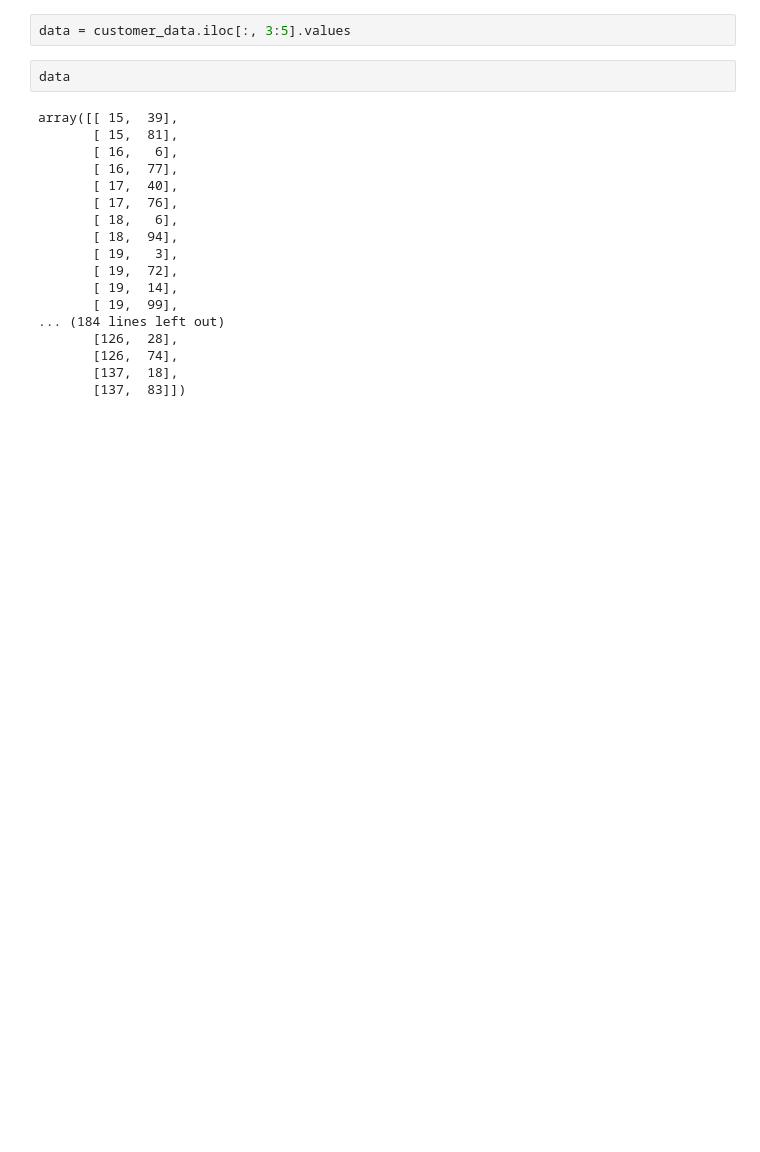
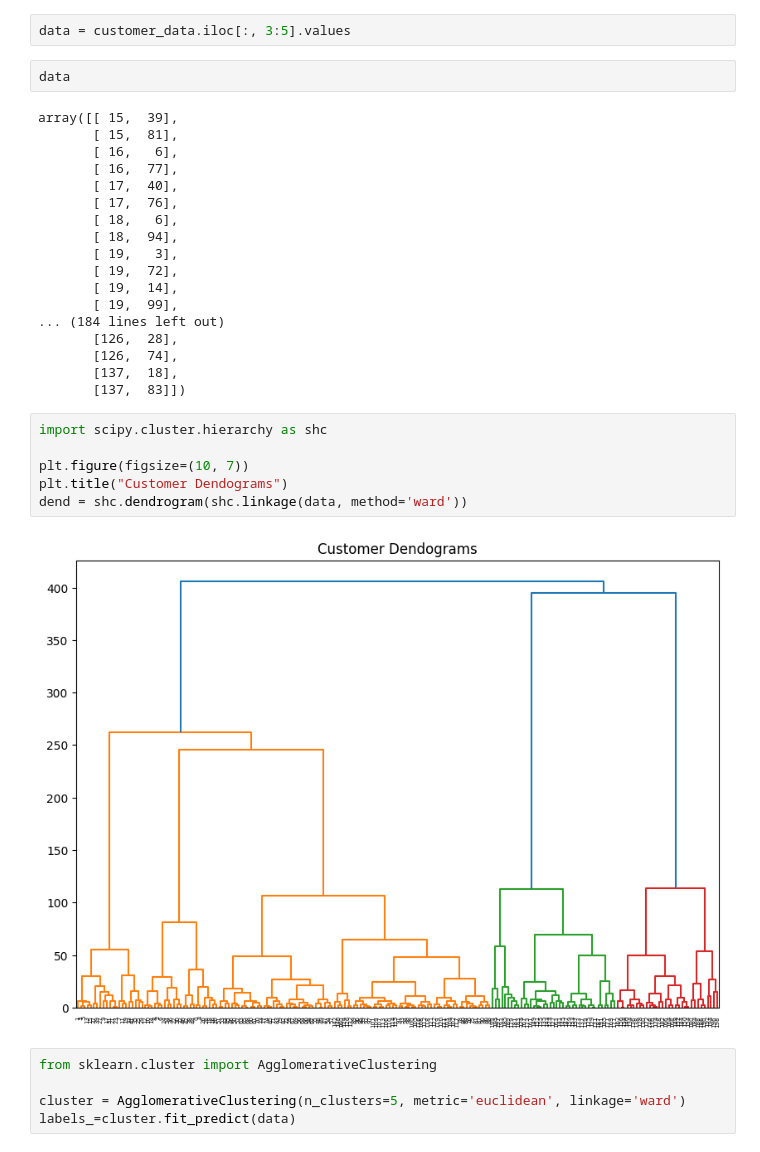
Before and after one commit to najnin26/ML_Algo_Implement, a Jupyter notebook: Hierarchical Clustering/agglomerative-clustering.ipynb, the cells around one changed output. Cells and saved outputs as stored; diff of their text form; blank space fills up the shorter version.

Commit message:
Kaggle Notebook | agglomerative-clustering

```diff
--- a/Hierarchical Clustering/agglomerative-clustering.ipynb
+++ b/Hierarchical Clustering/agglomerative-clustering.ipynb
@@ -40,3 +40,16 @@ array([[ 15,  39],
        [126,  74],
        [137,  18],
        [137,  83]])
+# %%
+import scipy.cluster.hierarchy as shc
+
+plt.figure(figsize=(10, 7))
+plt.title("Customer Dendograms")
+dend = shc.dendrogram(shc.linkage(data, method='ward'))
+# %% [output]
+[figure, added]
+# %%
+from sklearn.cluster import AgglomerativeClustering
+
+cluster = AgglomerativeClustering(n_clusters=5, metric='euclidean', linkage='ward')
+labels_=cluster.fit_predict(data)
```
Also changed, not shown: parts of 2 cells of this notebook.
